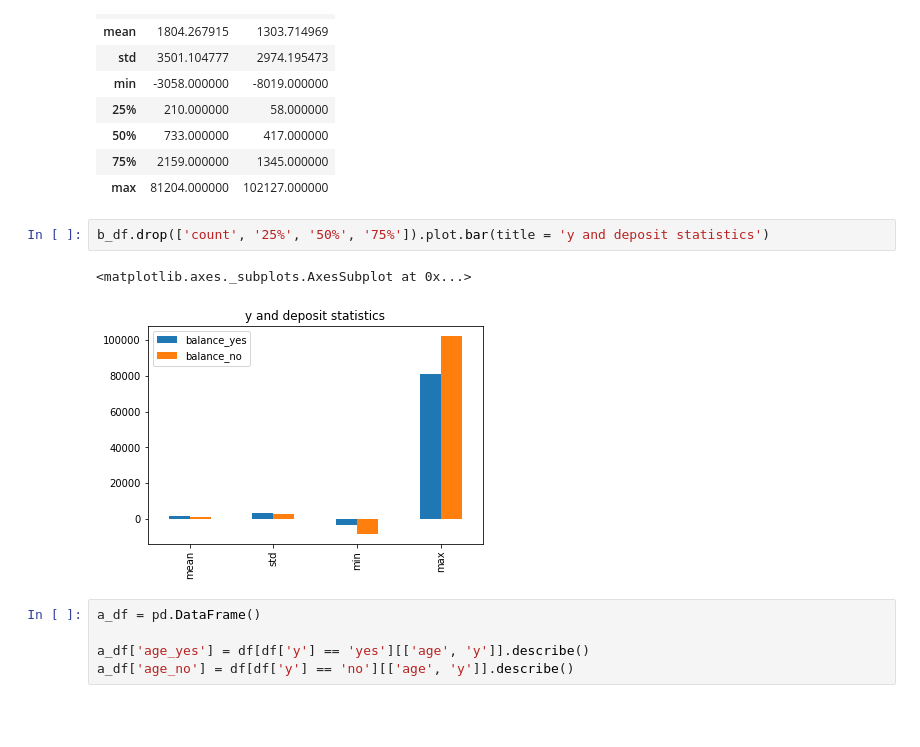
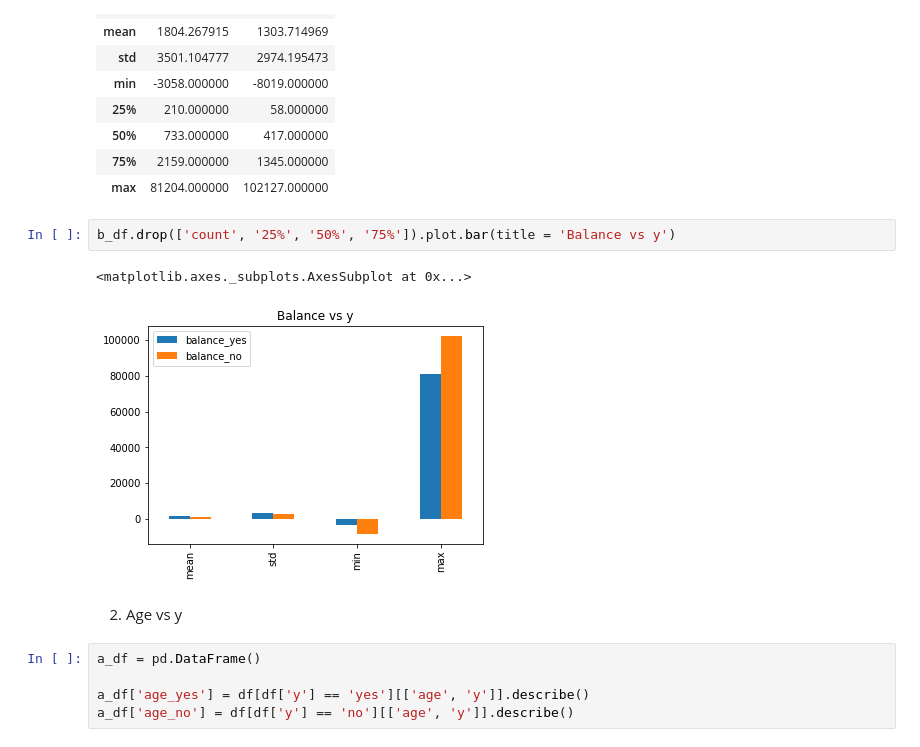
Before and after one commit to manm0han/bank_marketing_effectiveness, a Jupyter notebook: Bank_Marketing_Effectiveness_Prediction_Capstone_Project.ipynb, the cells around one changed output. Drawn from its saved outputs; the diff is of its cells as text; blank space fills up the shorter version.

```diff
--- a/Bank_Marketing_Effectiveness_Prediction_Capstone_Project.ipynb
+++ b/Bank_Marketing_Effectiveness_Prediction_Capstone_Project.ipynb
@@ -271,10 +277,12 @@ b_df
 | 75% | 2159.000000 | 1345.000000 |
 | max | 81204.000000 | 102127.000000 |
 # %%
-b_df.drop(['count', '25%', '50%', '75%']).plot.bar(title = 'y and deposit statistics')
+b_df.drop(['count', '25%', '50%', '75%']).plot.bar(title = 'Balance vs y')
 # %% [output]
 <matplotlib.axes._subplots.AxesSubplot at 0x...>
-[figure, old version]
+[figure, new version]
+# %% [markdown]
+2. Age vs y
 # %%
 a_df = pd.DataFrame()
 
```
Also changed, not shown: parts of 20 cells of this notebook.
